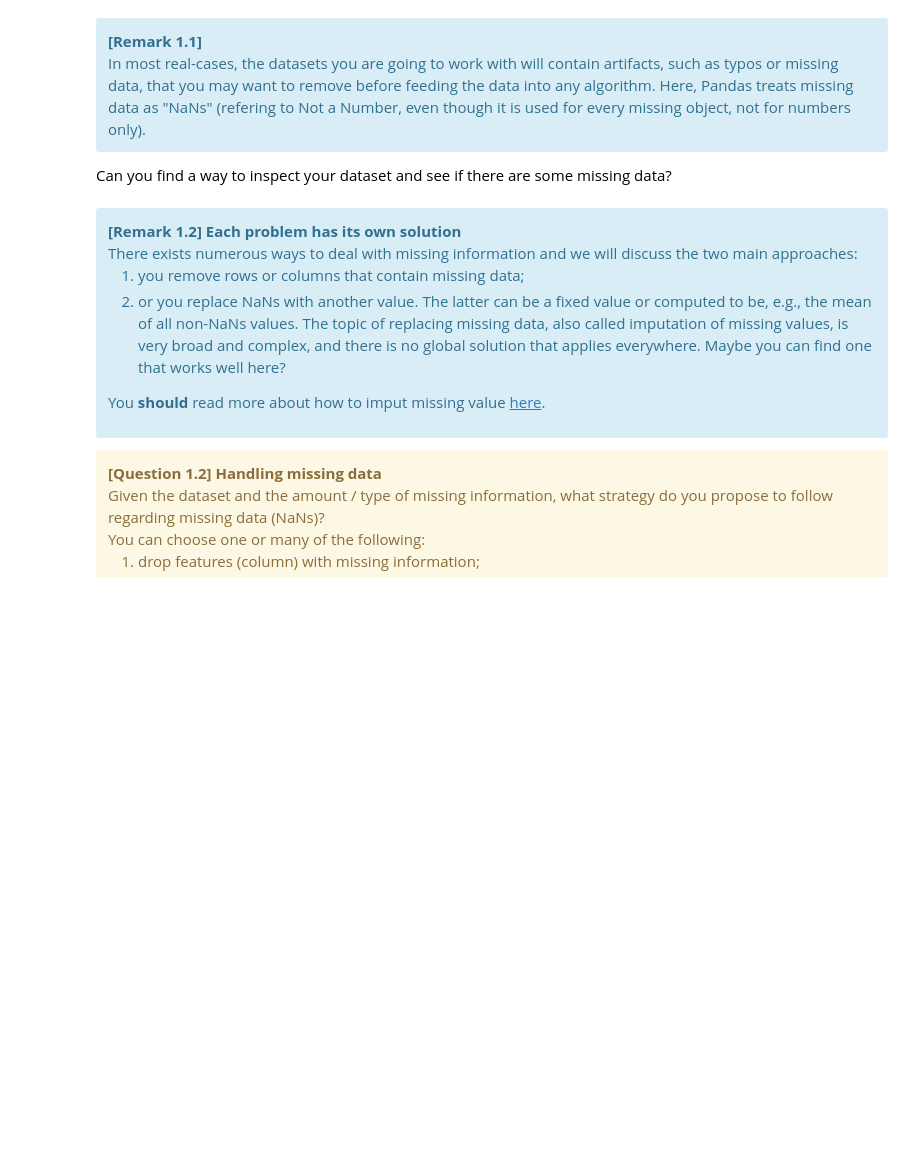
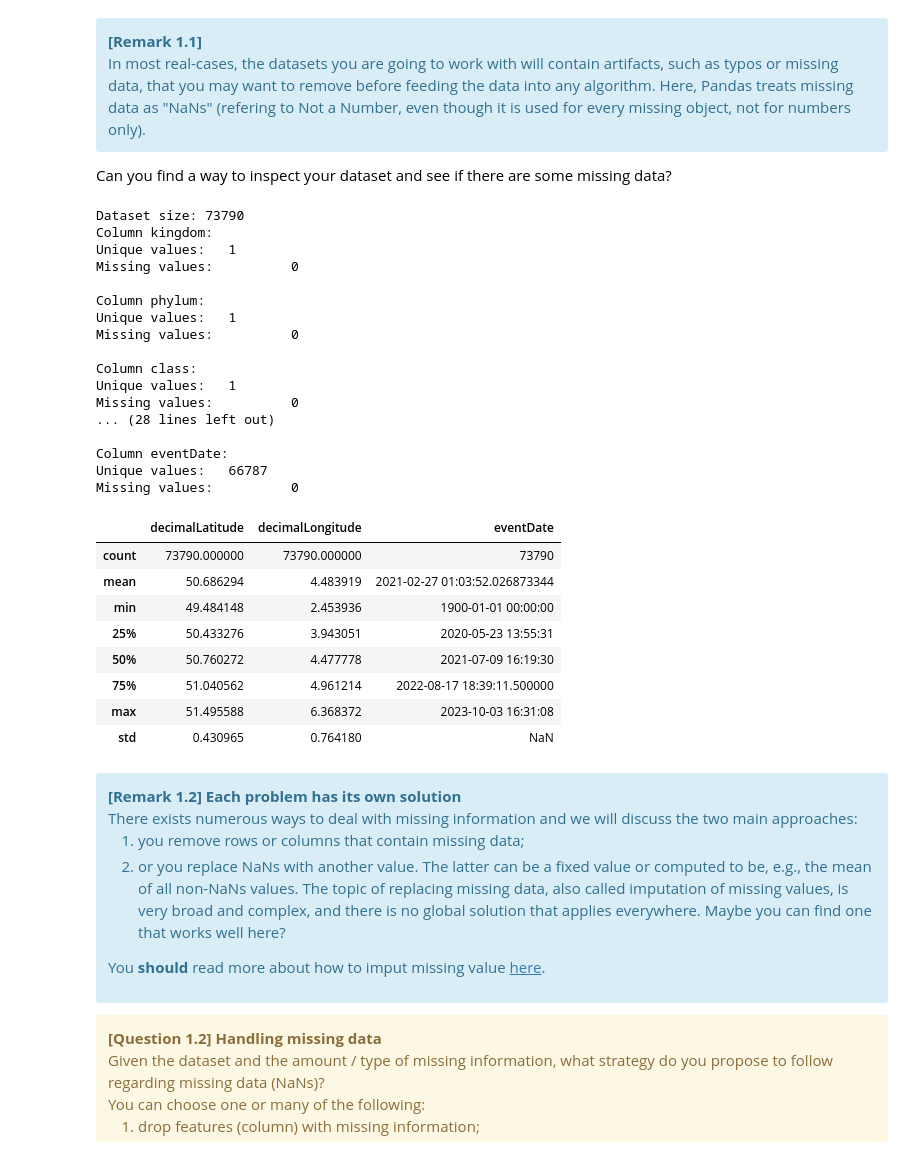
Before and after one commit to GaecKo/hackaton, a Jupyter notebook: Hackaton_3/Hackathon03-Clustering_Student.ipynb, the cells around one changed output. Drawn from its saved outputs; the diff is of its cells as text; code cells hidden in the pictures; blank space fills up the shorter version.

```diff
--- a/Hackaton_3/Hackathon03-Clustering_Student.ipynb
+++ b/Hackaton_3/Hackathon03-Clustering_Student.ipynb
@@ -311,18 +294,59 @@ Can you find a way to inspect your dataset and see if there are some missing dat
 # %%
 """
 CELL N°4: INFORMATION ABOUT TYPES AND NANs
 Use one (or more) of Pandas' builtin functions to get information about data types
 and the number of missing (NaN) values for each feature.
 """;
 
 #########################################################################################################
 # Start : Student version
 #########################################################################################################
 
+dataset_size = len(df)
+print(f"Dataset size: {dataset_size}")
+
+# iterate through features
+for column in list(df.columns):
+    print(f"Column {column}:")
+    # count the number of unique values and missing values in our column
+    unique_values = df[column].nunique()
+    missing_value = df[column].isnull().sum()
+
+    print(f"Unique values: \t {unique_values}")
+    print(f"Missing values: \t {missing_value}\n")
+
+df.describe()
 
 #########################################################################################################
 # End : Student version
 #########################################################################################################
+# %% [output]
+Dataset size: 73790
+Column kingdom:
+Unique values:   1
+Missing values:          0
+
+Column phylum:
+Unique values:   1
+Missing values:          0
+
+Column class:
+Unique values:   1
+Missing values:          0
+... (28 lines left out)
+
+Column eventDate:
+Unique values:   66787
+Missing values:          0
+|  | decimalLatitude | decimalLongitude | eventDate |
+| count | 73790.000000 | 73790.000000 | 73790 |
+| mean | 50.686294 | 4.483919 | 2021-02-27 01:03:52.026873344 |
+| min | 49.484148 | 2.453936 | 1900-01-01 00:00:00 |
+| 25% | 50.433276 | 3.943051 | 2020-05-23 13:55:31 |
+| 50% | 50.760272 | 4.477778 | 2021-07-09 16:19:30 |
+| 75% | 51.040562 | 4.961214 | 2022-08-17 18:39:11.500000 |
+| max | 51.495588 | 6.368372 | 2023-10-03 16:31:08 |
+| std | 0.430965 | 0.764180 | NaN |
 # %% [markdown]
 <div class="alert alert-info">
 <b>[Remark 1.2] Each problem has its own solution</b> <br>
```
Also changed, not shown: parts of 6 cells of this notebook.
